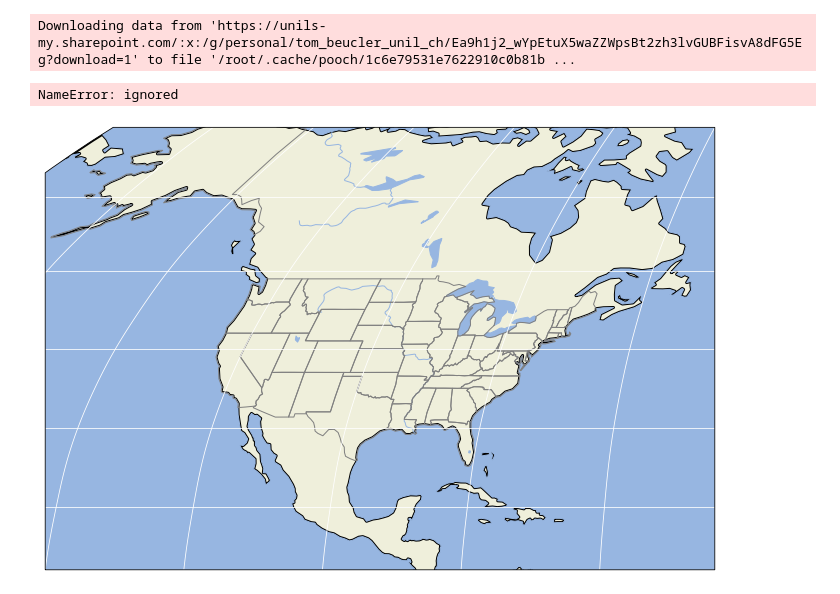
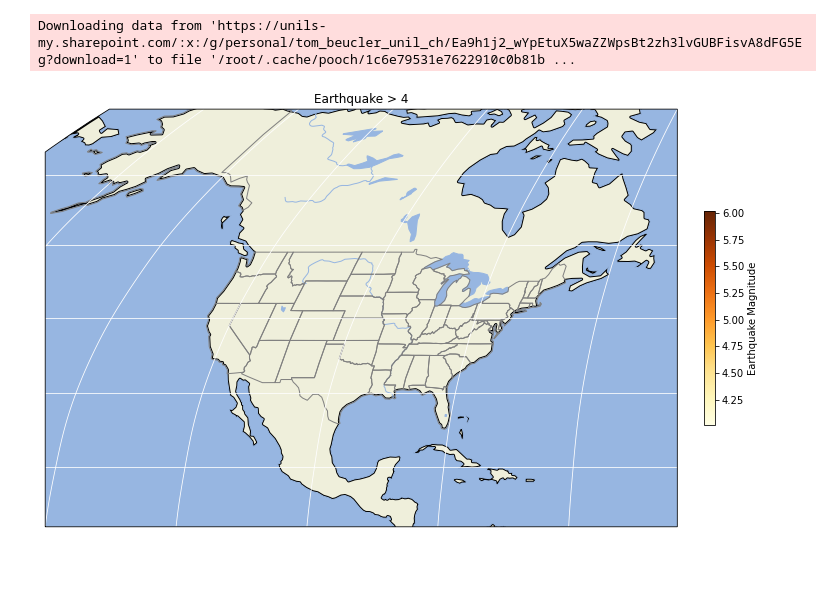
Before and after one commit to KeyvanDiba/2022_Intro_Python, a Jupyter notebook: W2_S2.ipynb, the cells around one changed output. Saved outputs shown, nothing was run; the diff lists cells and outputs as text; code cells hidden in the pictures; blank space fills up the shorter version.

```diff
--- a/W2_S2.ipynb
+++ b/W2_S2.ipynb
@@ -244,29 +246,28 @@ usgs_2014_large = usgs_2014_nonan[usgs_2014_nonan['mag']>4]
 # %%
 fig,ax = plt.subplots(1,1,figsize=(12, 12),subplot_kw={'projection': ccrs.Robinson()})
 # The rest doesn't change:
 ax.set_extent([-140, -60, 12,70], ccrs.PlateCarree())
 
 ######################################################################################################################################################
 # Add Land, Ocean, Rivers, and State Lines
 # Hint: Land linewidth = 3; States: edgecolor='gray',linewidth=1.25; lakes/ocean/rivers: no change
 # Hint: https://matplotlib.org/stable/gallery/color/named_colors.html for the names of the colors available
 ######################################################################################################################################################
 ax.add_feature(cartopy.feature.LAND, edgecolor='black',linewidths=3)
 ax.add_feature(cartopy.feature.OCEAN)
 ax.add_feature(cartopy.feature.RIVERS)
 ax.add_feature(cartopy.feature.LAKES)
 ax.add_feature(cartopy.feature.STATES,edgecolor='grey',linewidth=1)
 ax.gridlines(lw=1,color='w')
 
 ######################################################################################################################################################
 # Add Scatter points for earthquake data
 # Hint: usgs_2014_large['longitude'] to access logitude data, usgs_2014_large['latitude'] to access latitude data, usgs_2014_large['mag'] to access Earthquake magnitudes
 # Hint: https://matplotlib.org/stable/gallery/color/named_colors.html for the names of the colors available
 ######################################################################################################################################################
-____ = ax.scatter(____,____,s=62,c=____,marker='o',cmap='____',edgecolors='____',linewidths=2, transform=____)
-plt.colorbar(____,ax=____,fraction=0.016, pad=0.04,label='____')
-ax.set_title('____')
+earthscatter = ax.scatter(usgs_2014_large['longitude'], usgs_2014_large['latitude'], s=62, c=usgs_2014_large['mag'], marker= 'o',cmap='YlOrBr',edgecolors='black')
+plt.colorbar(earthscatter,ax=ax,fraction=0.016, pad=0.04,label='Earthquake Magnitude')
+ax.set_title('Earthquake > 4')
 plt.show()
 # %% [output]
-NameError: ignored
-[figure, old version]
+[figure, new version]
```
Also changed, not shown: parts of 3 cells of this notebook.
